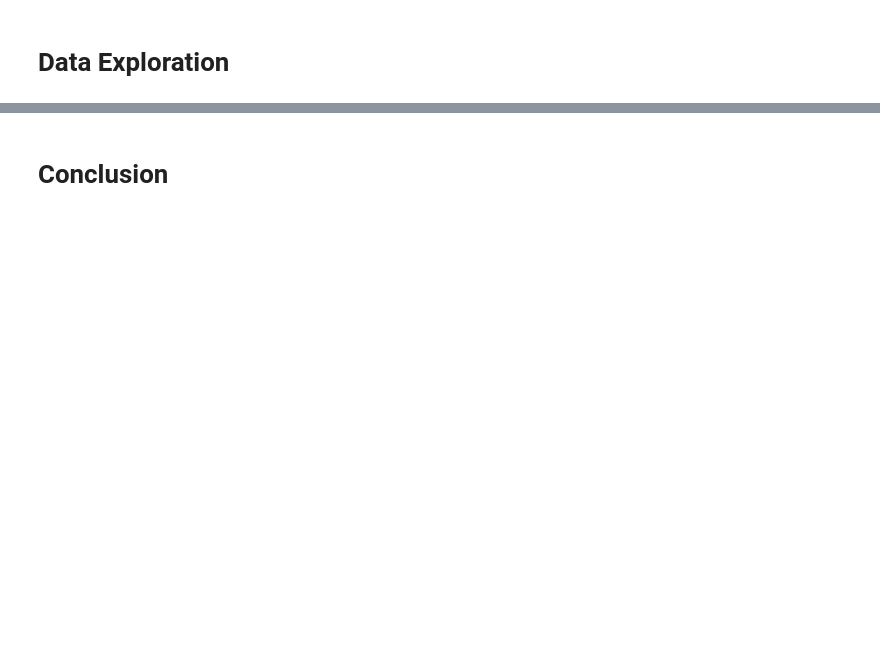
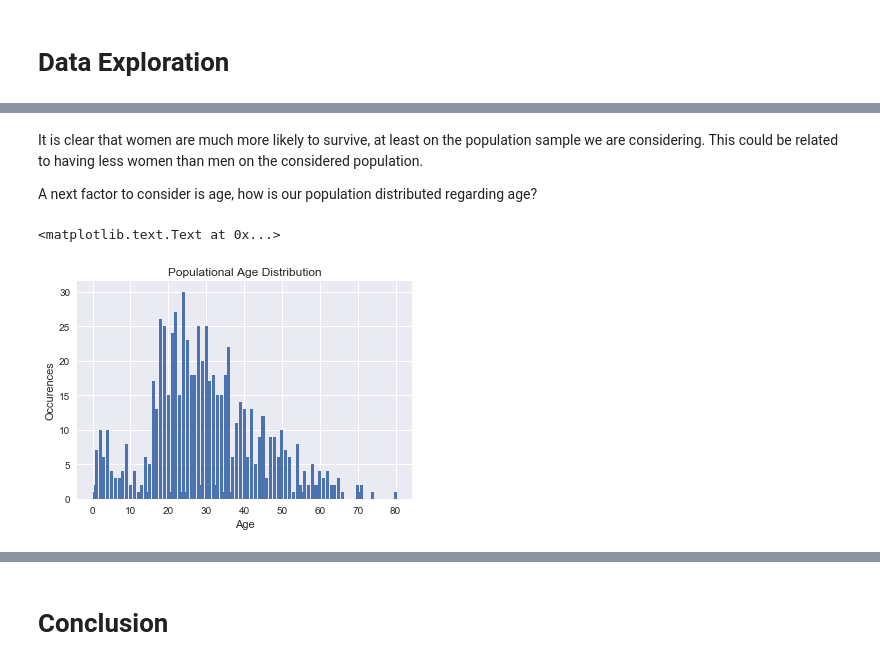
Before and after one commit to fireis/data-analyst, a Jupyter notebook: projects/investigate_dataset/InvestigateDatasetReport.ipynb, the cells around one changed output, grey strips where cells are left out. Cells and saved outputs as stored; diff of their text form; code cells hidden in the pictures; blank space fills up the shorter version.

```diff
--- a/projects/investigate_dataset/InvestigateDatasetReport.ipynb
+++ b/projects/investigate_dataset/InvestigateDatasetReport.ipynb
@@ -20,9 +20,7 @@ from sklearn import tree
 %matplotlib inline
 # %%
 titanicData = pd.read_csv('titanic-data.csv')
-print titanicData.Sex.value_counts()
-
-#titanicData = titanicData.dropna()
-print titanicData.Sex.value_counts()
-
-print titanicData.head()
+malePopulation = titanicData.Sex.value_counts()[0]
+femalePopulation = titanicData.Sex.value_counts()[1]
+ageDistribution = titanicData.Age.value_counts()
+classDistribution = titanicData.Pclass.value_counts()
@@ -121,0 +140,12 @@ dtype: int64
+# %% [markdown]
+It is clear that women are much more likely to survive, at least on the population sample we are considering. This could be related to having less women than men on the considered population.
+
+A next factor to consider is age, how is our population distributed regarding age?
+# %%
+plt.bar(ageDistribution.keys(), ageDistribution.values)
+plt.ylabel('Occurences')
+plt.title('Populational Age Distribution')
+plt.xlabel('Age')
+# %% [output]
+<matplotlib.text.Text at 0x...>
+[figure, added]
```
Also changed, not shown: parts of 38 cells of this notebook.
